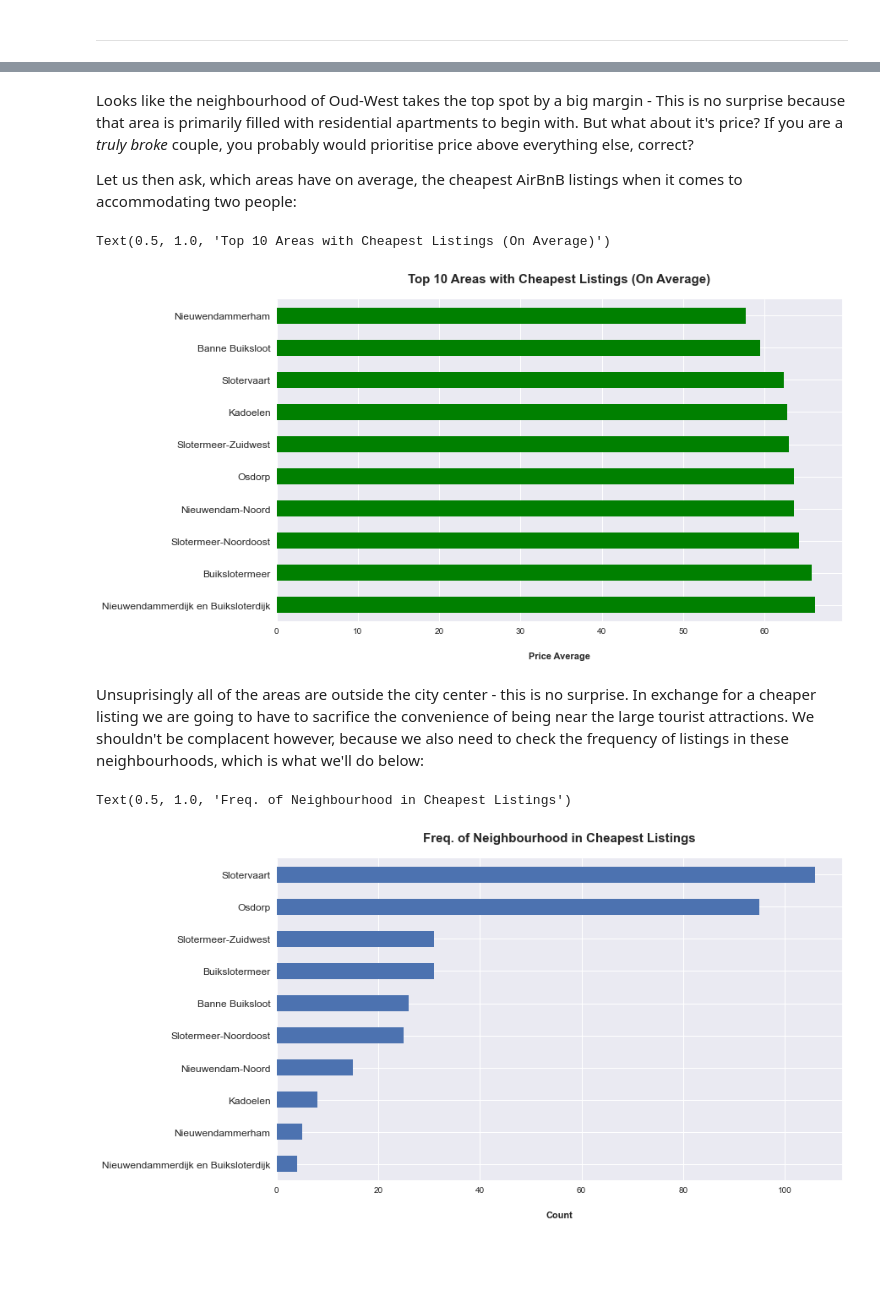
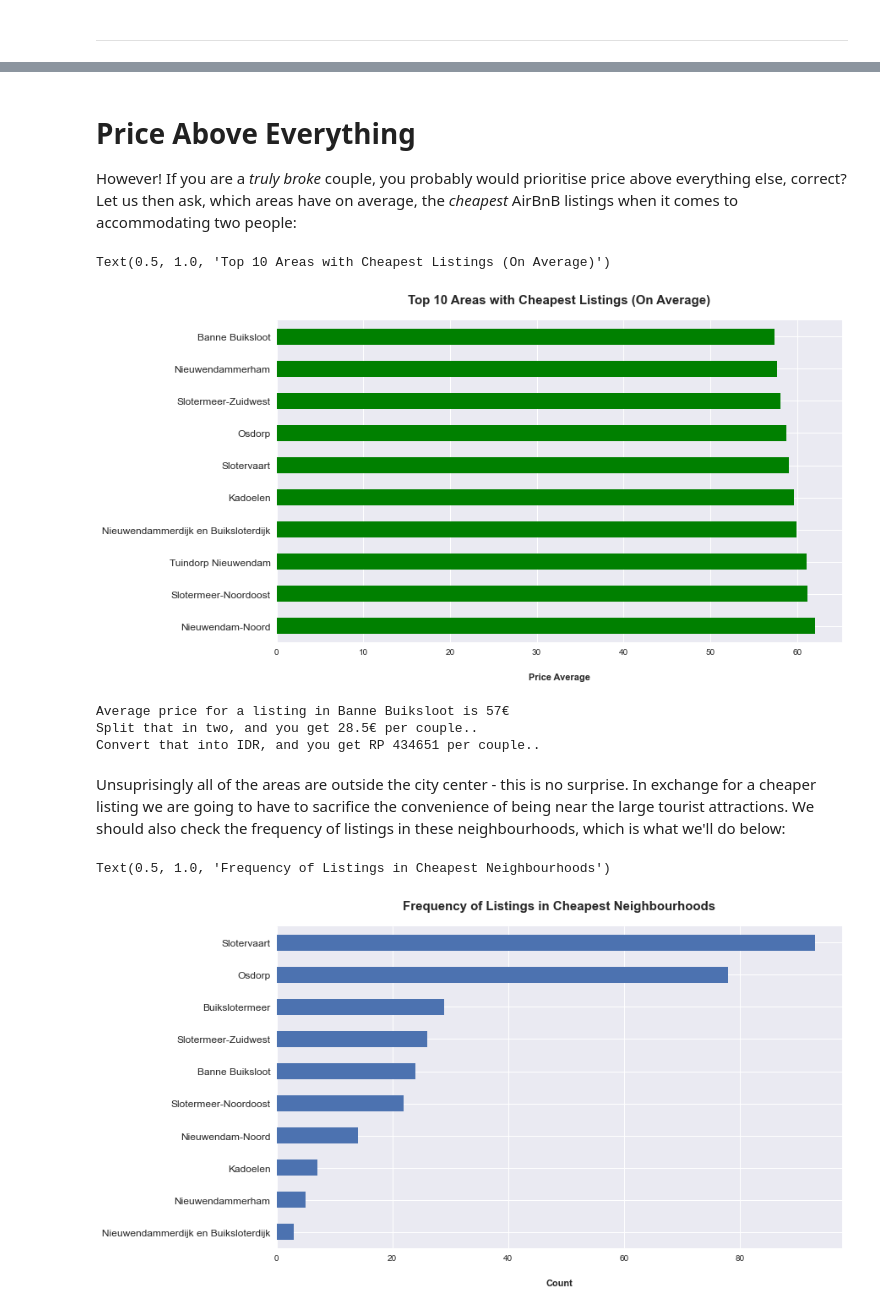
Before and after one commit to Chatresabarkah/AirBnB-EDA, a Jupyter notebook: Noob-EDA-AirBnB.ipynb, the cells around one changed output, grey strips where cells are left out. Drawn from its saved outputs; the diff is of its cells as text; code cells hidden in the pictures; blank space fills up the shorter version.

```diff
--- a/Noob-EDA-AirBnB.ipynb
+++ b/Noob-EDA-AirBnB.ipynb
@@ -36,8 +36,8 @@ listings_raw.shape
 Since the dataset has too much columns, let's narrow it down to the most relevant ones
 # %%
 colnames = ["id", "listing_url", "price", "name","neighbourhood","beds",
-            "bathrooms", "property_type", "accommodates",
-            "latitude", "longitude"]
+            "bathrooms", "property_type", "accommodates", 'number_of_reviews',
+            'review_scores_rating',"latitude", "longitude"]
 
 listings = listings_raw[colnames]
 # %%
@@ -175,12 +210,11 @@ Text(0.5, 0, 'Neighbourhood Count')
 # %% [markdown]
-Looks like the neighbourhood of Oud-West takes the top spot by a big margin - This is no surprise because that area is primarily filled with residential apartments to begin with. But what about it's price? If you are a *truly broke* couple, you probably would prioritise price above everything else, correct?
-
-Let us then ask, which areas have on average, the cheapest AirBnB listings when it comes to accommodating two people:
+# Price Above Everything
+However! If you are a *truly broke* couple, you probably would prioritise price above everything else, correct? Let us then ask, which areas have on average, the *cheapest* AirBnB listings when it comes to accommodating two people:
 # %%
-plt.figure(figsize=(12,7))
 gbo = listings.groupby('neighbourhood')
 gboPriceMean = gbo['price'].mean().nsmallest(10)
 
+plt.figure(figsize=(12,7))
 gboPriceMean.plot(kind='barh', color='green').invert_yaxis()
 plt.yticks(fontsize = 12, rotation = 0)
 plt.ylabel(None)
@@ -188,22 +222,37 @@ plt.xlabel('Price Average', labelpad=20, fontweight='bold')
 plt.title('Top 10 Areas with Cheapest Listings (On Average)', fontsize= 15, fontweight = 'bold', pad = 20)
 # %% [output]
 Text(0.5, 1.0, 'Top 10 Areas with Cheapest Listings (On Average)')
-[figure, old version]
+[figure, new version]
+# %%
+#Checking out the price mean for Banne Buiksloot
+bb_mask = listings['neighbourhood'] == 'Banne Buiksloot'
+bb = listings[bb_mask]
+pricemean = round(bb['price'].mean())
+print(f"Average price for a listing in Banne Buiksloot is {pricemean}€")
+print(f'Split that in two, and you get {pricemean/2}€ per couple..')
+
+eur_to_idr = c.convert(pricemean/2, 'EUR','IDR')
+print(f'Convert that into IDR, and you get RP {round(eur_to_idr)} per couple..')
+# %% [output]
+Average price for a listing in Banne Buiksloot is 57€
+Split that in two, and you get 28.5€ per couple..
+Convert that into IDR, and you get RP 434651 per couple..
 # %% [markdown]
-Unsuprisingly all of the areas are outside the city center - this is no surprise. In exchange for a cheaper listing we are going to have to sacrifice the convenience of being near the large tourist attractions. We shouldn't be complacent however, because we also need to check the frequency of listings in these neighbourhoods, which is what we'll do below:
+Unsuprisingly all of the areas are outside the city center - this is no surprise. In exchange for a cheaper listing we are going to have to sacrifice the convenience of being near the large tourist attractions. We should also check the frequency of listings in these neighbourhoods, which is what we'll do below:
 # %%
 colnames = ['Nieuwendammerham', 'Banne Buiksloot', 'Slotervaart', 'Kadoelen', 'Slotermeer-Zuidwest',
            'Osdorp', 'Nieuwendam-Noord', 'Slotermeer-Noordoost', 'Buikslotermeer',
             'Nieuwendammerdijk en Buiksloterdijk']
 
-cheapest_listings = listings[listings['neighbourhood'].isin(colnames)]
+cheapest_neighbourhoods = listings[listings['neighbourhood'].isin(colnames)]
 
 plt.figure(figsize=(12,7))
-cheapest_listings['neighbourhood'].value_counts().plot(kind='barh').invert_yaxis()
+cheapest_neighbourhoods['neighbourhood'].value_counts().plot(kind='barh').invert_yaxis()
 plt.yticks(fontsize = 12, rotation = 0)
 plt.ylabel(None)
 plt.xlabel('Count', labelpad=20, fontweight='bold')
-plt.title('Freq. of Neighbourhood in Cheapest Listings', fontsize= 15, fontweight = 'bold', pad = 20)
+plt.title('Frequency of Listings in Cheapest Neighbourhoods',
+          fontsize= 15, fontweight = 'bold', pad = 20)
 # %% [output]
-Text(0.5, 1.0, 'Freq. of Neighbourhood in Cheapest Listings')
+Text(0.5, 1.0, 'Frequency of Listings in Cheapest Neighbourhoods')
-[figure, old version]
+[figure, new version]
```
Also changed, not shown: parts of 39 cells of this notebook.
